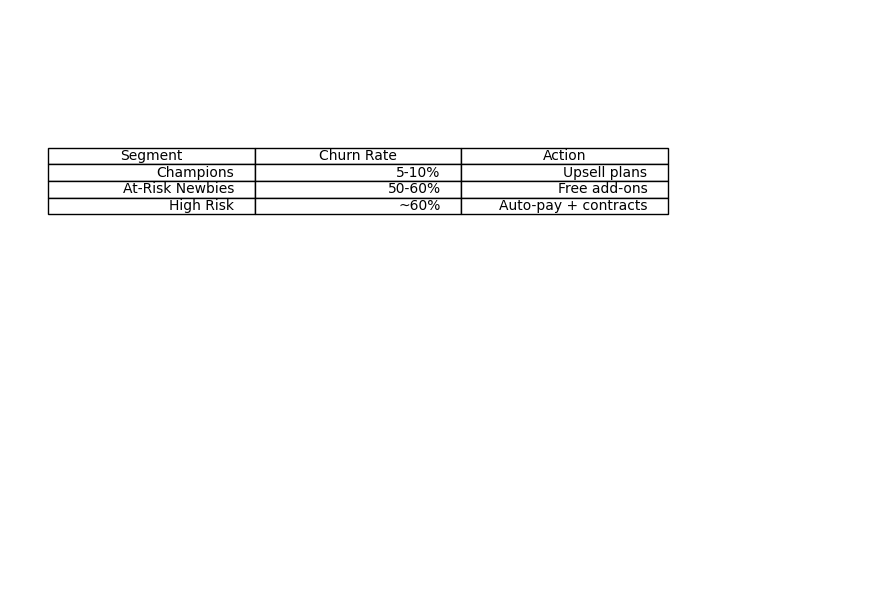
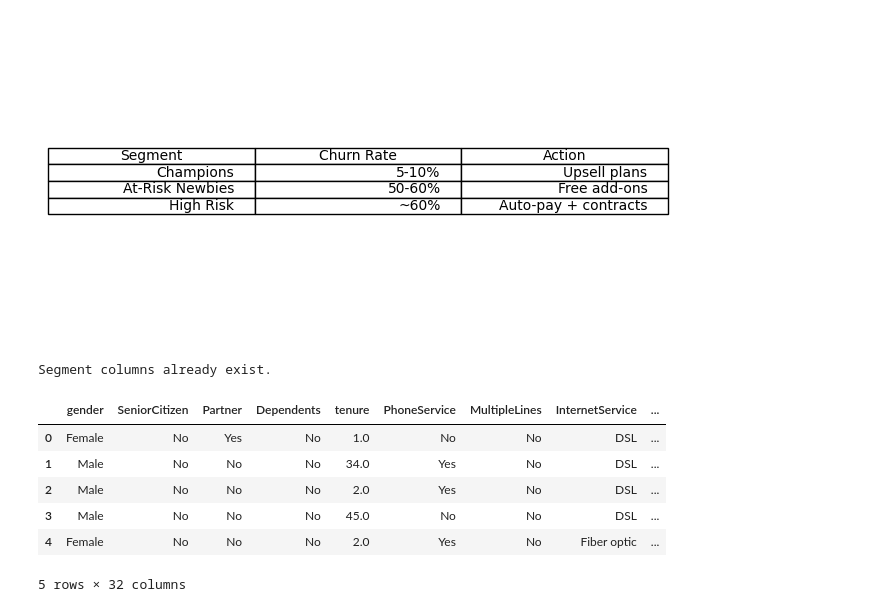
Before and after one commit to rakibakond95/Telco_customer_churn_analysis, a Jupyter notebook: Analyze_data/Customer_segmentation&behavior_analysis.ipynb, the cells around one changed output. Drawn from its saved outputs; the diff is of its cells as text; code cells hidden in the pictures; blank space fills up the shorter version.

```diff
--- a/Analyze_data/Customer_segmentation&behavior_analysis.ipynb
+++ b/Analyze_data/Customer_segmentation&behavior_analysis.ipynb
@@ -60,3 +60,5 @@ plt.savefig('../assets/r_score_churn.png'); plt.show()
+# %%
+telco['SeniorCitizen'] = telco['SeniorCitizen'].map({0: 'No', 1: 'Yes'})
 # %% [markdown]
 ## Let's Prepare RFM Metrics
 
@@ -318,3 +320,55 @@ plt.axis('off'); plt.savefig('../assets/segment_summary.png'); plt.show()
 1  At-Risk Newbies     50-60%          Free add-ons
 2        High Risk       ~60%  Auto-pay + contracts
 [figure]
+# %%
+
+
+# Confirm RFM_Segment and Risk_Segment exist
+if 'RFM_Segment' not in telco.columns or 'Risk_Segment' not in telco.columns:
+    print("Adding segment columns...")
+    # Example RFM_Segment (from your latest output: At-Risk Newbies ~48.71% churn)
+    telco['Recency'] = telco['tenure']
+    telco['Frequency'] = telco['TotalServices']
+    telco['Monetary'] = telco['TotalCharges']
+    telco['R_Score'] = pd.cut(telco['Recency'], bins=[0, 3, 6, 12, 24, telco['tenure'].max() + 1], labels=[1,2,3,4,5], include_lowest=True)
+    telco['F_Score'] = pd.qcut(telco['Frequency'].rank(method='first'), 5, labels=[1,2,3,4,5])
+    telco['M_Score'] = pd.qcut(telco['Monetary'], 5, labels=[1,2,3,4,5])
+    telco['RFM_Score'] = telco['R_Score'].astype(str) + telco['F_Score'].astype(str) + telco['M_Score'].astype(str)
+
+    def rfm_segment(row):
+        r, f, m = int(row['R_Score']), int(row['F_Score']), int(row['M_Score'])
+        if r >= 4 and f >= 4 and m >= 4: return 'Champions'
+        elif r >= 3 and f >= 3 and m >= 3: return 'Loyal Customers'
+        elif m >= 4 and r >= 2: return 'High Spenders'
+        elif r <= 2 and f <= 2: return 'At-Risk Newbies'
+        elif r >= 4 and f <= 2: return 'Lost Customers'
+        else: return 'Average Customers'
+
+    telco['RFM_Segment'] = telco.apply(rfm_segment, axis=1)
+
+    # Risk_Segment
+    def risk_segment(row):
+        if row['tenure'] < 12 and row['MonthlyCharges'] > 70 and row['Contract'] == 'Month-to-month': return 'High Risk'
+        elif row['PaymentMethod'] == 'Electronic check' or row['InternetService'] == 'Fiber optic': return 'Medium-High Risk'
+        elif row['TotalServices'] < 3 or row['SeniorCitizen'] == 1: return 'Medium Risk'
+        else: return 'Low Risk'
+
+    telco['Risk_Segment'] = telco.apply(risk_segment, axis=1)
+
+    # Save updated CSV
+    telco.to_csv('../data/telco_customer_churn_cleaned.csv', index=False)
+    print("Updated CSV with RFM_Segment and Risk_Segment saved.")
+else:
+    print("Segment columns already exist.")
+# %% [output]
+Segment columns already exist.
+# %%
+telco.head()
+# %% [output]
+|  | gender | SeniorCitizen | Partner | Dependents | tenure | PhoneService | MultipleLines | InternetService | ... |
+| 0 | Female | No | Yes | No | 1.0 | No | No | DSL | ... |
+| 1 | Male | No | No | No | 34.0 | Yes | No | DSL | ... |
+| 2 | Male | No | No | No | 2.0 | Yes | No | DSL | ... |
+| 3 | Male | No | No | No | 45.0 | No | No | DSL | ... |
+| 4 | Female | No | No | No | 2.0 | Yes | No | Fiber optic | ... |
+5 rows × 32 columns
```
Also changed, not shown: parts of 5 cells of this notebook, 1 other file.
